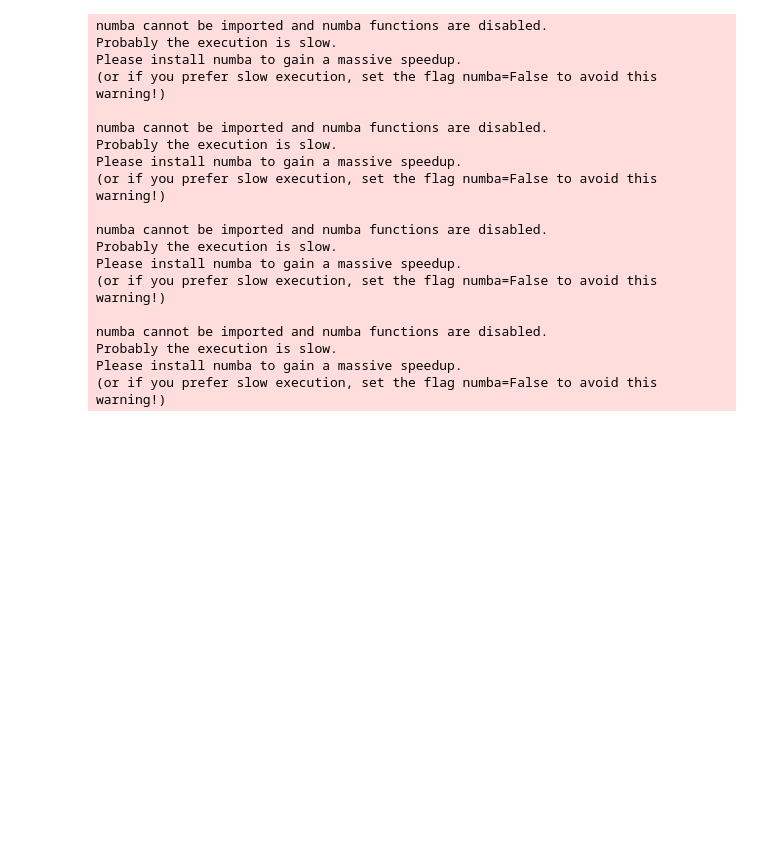
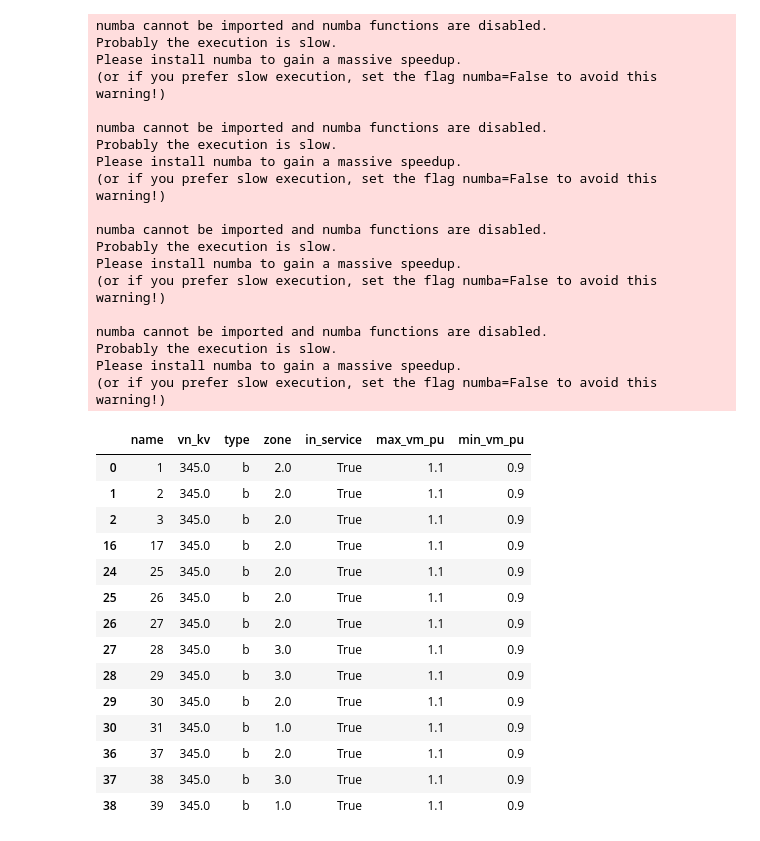
Before and after one commit to nensanc/PowerSystem, a Jupyter notebook: data analytics/example_pandapower.ipynb, the cells around one changed output. Drawn from its saved outputs; the diff is of its cells as text; code cells hidden in the pictures; blank space fills up the shorter version.

```diff
--- a/data analytics/example_pandapower.ipynb
+++ b/data analytics/example_pandapower.ipynb
@@ -90,3 +60,21 @@ numba cannot be imported and numba functions are disabled.
 Probably the execution is slow.
 Please install numba to gain a massive speedup.
 (or if you prefer slow execution, set the flag numba=False to avoid this warning!)
+# %%
+net_eq1.bus
+# %% [output]
+|  | name | vn_kv | type | zone | in_service | max_vm_pu | min_vm_pu |
+| 0 | 1 | 345.0 | b | 2.0 | True | 1.1 | 0.9 |
+| 1 | 2 | 345.0 | b | 2.0 | True | 1.1 | 0.9 |
+| 2 | 3 | 345.0 | b | 2.0 | True | 1.1 | 0.9 |
+| 16 | 17 | 345.0 | b | 2.0 | True | 1.1 | 0.9 |
+| 24 | 25 | 345.0 | b | 2.0 | True | 1.1 | 0.9 |
+| 25 | 26 | 345.0 | b | 2.0 | True | 1.1 | 0.9 |
+| 26 | 27 | 345.0 | b | 2.0 | True | 1.1 | 0.9 |
+| 27 | 28 | 345.0 | b | 3.0 | True | 1.1 | 0.9 |
+| 28 | 29 | 345.0 | b | 3.0 | True | 1.1 | 0.9 |
+| 29 | 30 | 345.0 | b | 2.0 | True | 1.1 | 0.9 |
+| 30 | 31 | 345.0 | b | 1.0 | True | 1.1 | 0.9 |
+| 36 | 37 | 345.0 | b | 2.0 | True | 1.1 | 0.9 |
+| 37 | 38 | 345.0 | b | 3.0 | True | 1.1 | 0.9 |
+| 38 | 39 | 345.0 | b | 1.0 | True | 1.1 | 0.9 |
```
Also changed, not shown: parts of 13 cells of this notebook, 12 other files.
